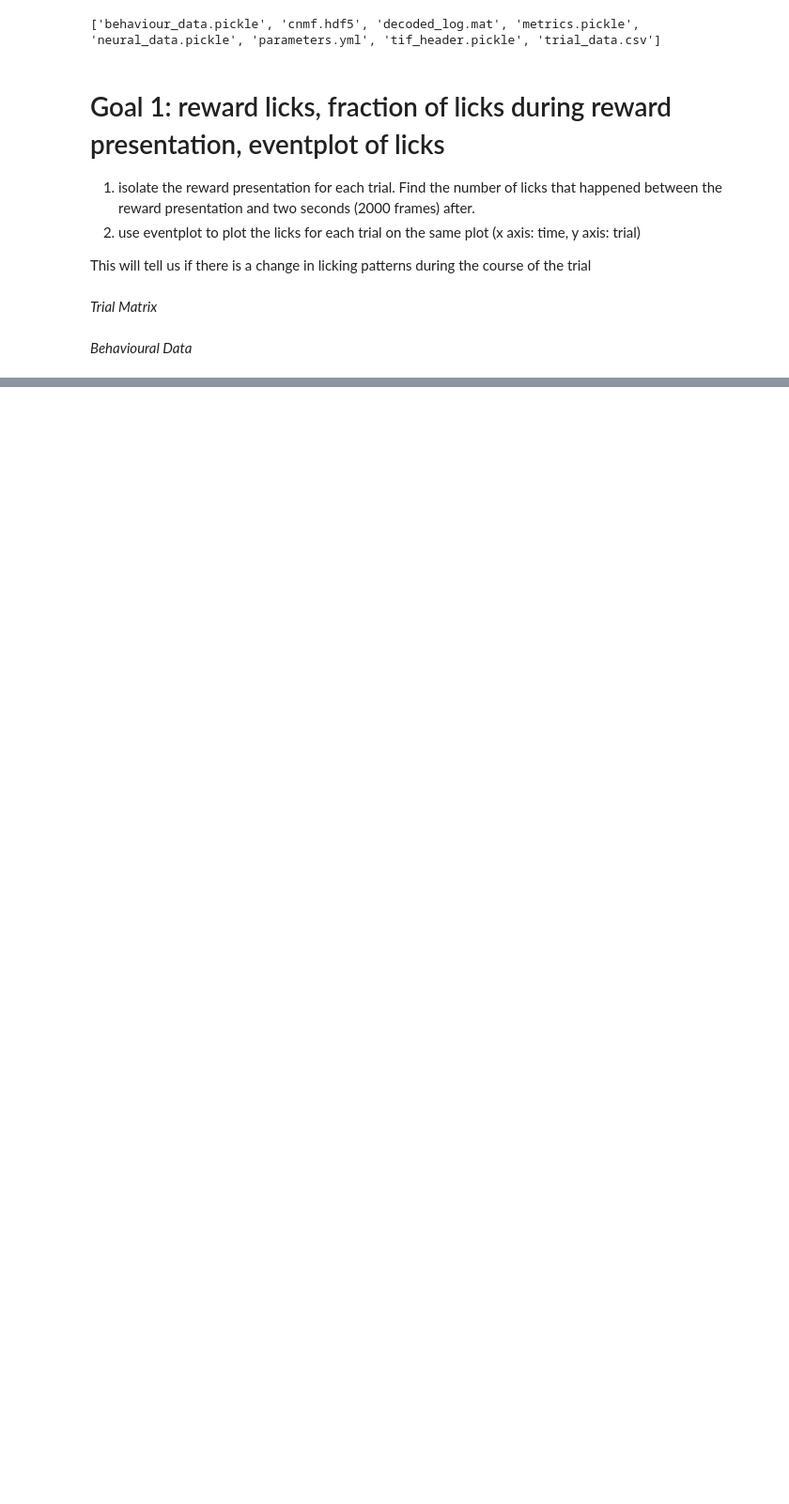
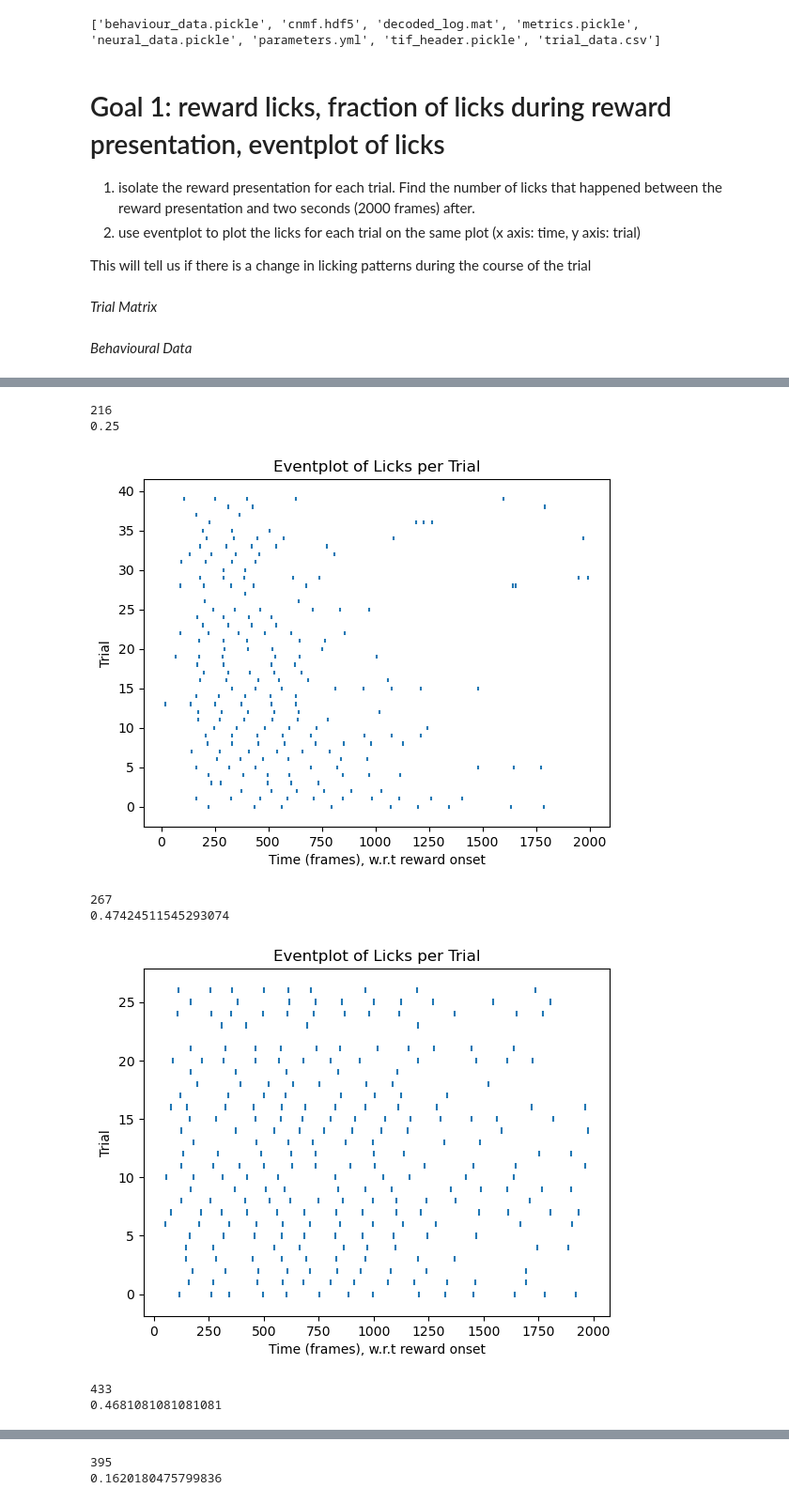
Before and after one commit to Marc-Mundo/Neurophysics_internship, a Jupyter notebook: notebooks/lick_events.ipynb, the cells around one changed output, grey strips where cells are left out. Shown: that part at 94% size. Cells and saved outputs as stored; diff of their text form; code cells hidden in the pictures; blank space fills up the shorter version.

Commit message:
Multi_session now possible with all notebooks

```diff
--- a/notebooks/lick_events.ipynb
+++ b/notebooks/lick_events.ipynb
@@ -122,0 +140,68 @@ la.lick_eventplot(trial_data, b_data, selected_data_session, save_folder)
+# %%
+# Create an empty dataframe to store the lick results
+licks_df = pd.DataFrame(columns=['Session', 'Licks', 'Reward licks'])
+
+for session in all_data_paths[1:]:
+
+    trial_data_file = session.joinpath('trial_data.csv')
+    trial_data = pd.read_csv(trial_data_file)
+
+    bdata_file = session.joinpath('behaviour_data.pickle')
+    with open(bdata_file,'rb') as file:
+        b_data = pickle.load(file)
+
+    # create save folder for lick eventplots
+    save_folder = Path('./imgs/lick_eventplots')
+    save_folder.mkdir(exist_ok=True,parents=True)
+
+    # Call the function and print the results.
+    lick_count, reward_fraction, reward_licks_list = la.lick_eventplot(trial_data, b_data, selected_data_session, save_folder)
+
+    # Create a temporary dataframe for the licks results of the current session
+    session_licks_df = pd.DataFrame({
+        'Session': [str(session)],
+        'Licks': [lick_count],
+        'Reward Licks': [reward_fraction],
+    })
+
+    # Append the temporary licks dataframe to the licks dataframe
+    licks_df = pd.concat([licks_df, session_licks_df], ignore_index=True)
+
+    # Create the eventplot.
+    plt.eventplot(reward_licks_list, lineoffsets=1, linelengths=0.5)
+
+    # Add axis labels and title.
+    plt.xlabel("Time (frames), w.r.t reward onset")
+    plt.ylabel("Trial")
+    plt.title("Eventplot of Licks per Trial")
+
+    # Get the session number and parent folder from the session path
+    session_number = os.path.basename(session)
+    parent_folder = os.path.basename(os.path.dirname(session))
+
+    # Concatenate the parent folder and session number
+    session_name = f"{parent_folder}_{session_number}"
+
+    # Set the image file name
+    image_name = f"{session_name}_lick_event_plot.png"
+
+    # Set the complete save path including the folder and image name
+    save_path = os.path.join(save_folder, image_name)
+
+    # Save the plot as an image file
+    plt.savefig(save_path)
+
+    # Clear the current plot to prepare for the next one
+    plt.clf()
+
+# Show the saved plots
+plt.show()
+# %% [output]
+216
+0.25
+[figure, added]
+267
+0.47424511545293074
+[figure, added]
+433
+0.4681081081081081
@@ -122,0 +209,2 @@ la.lick_eventplot(trial_data, b_data, selected_data_session, save_folder)
+395
+0.1620180475799836
```
Also changed, not shown: parts of 6 cells of this notebook, 4 other files.
